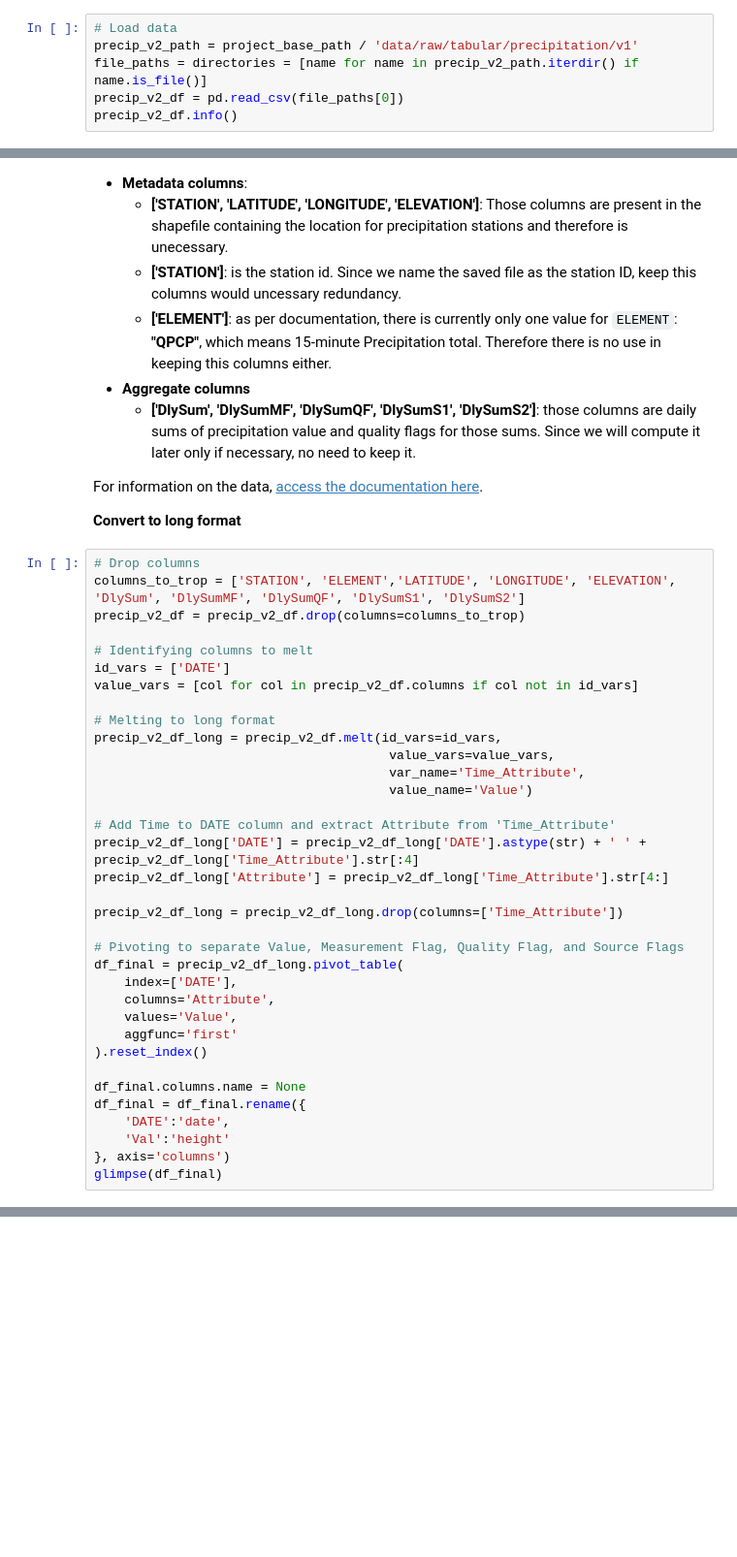
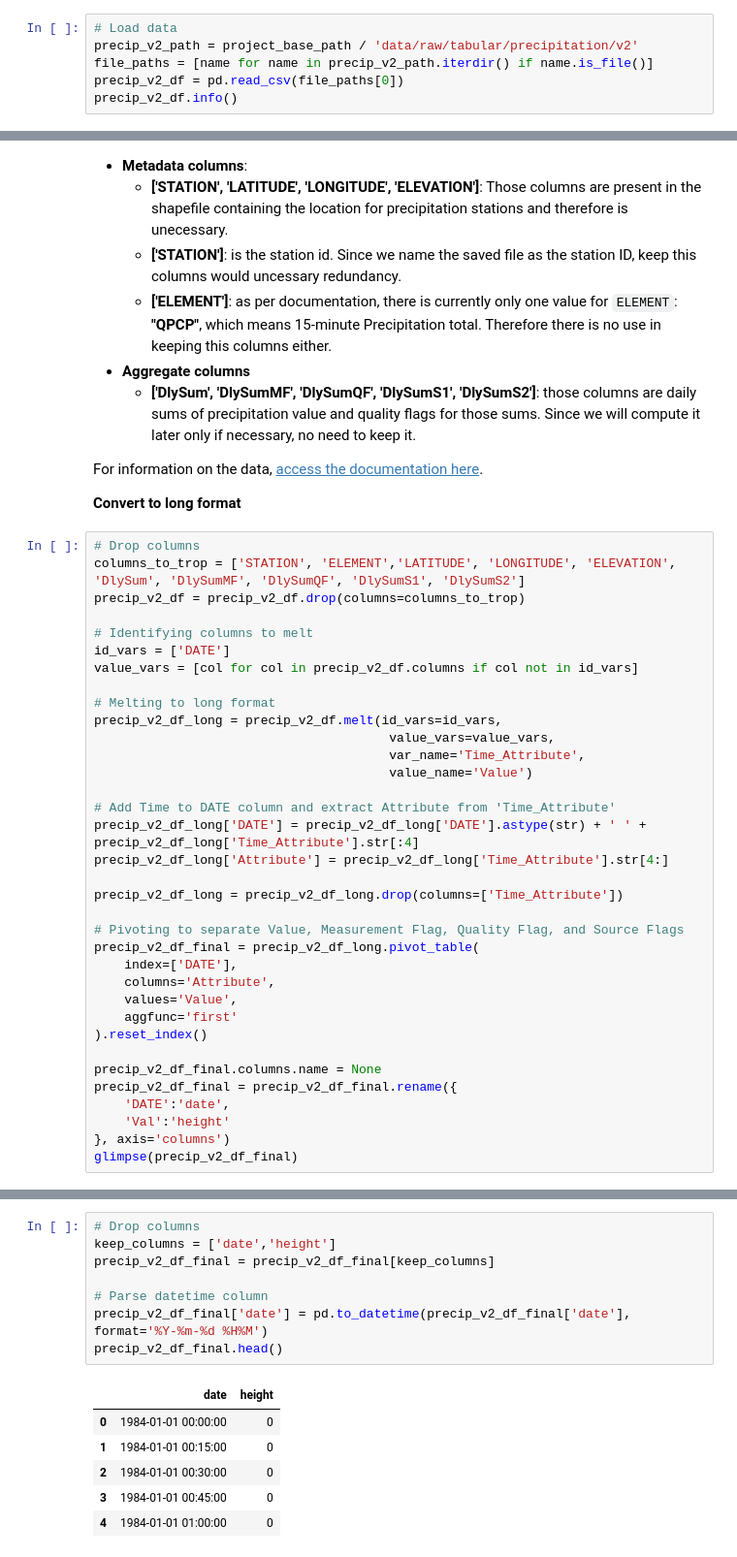
Before and after one commit to vpalvesalan/Unit-Hydrograph-Model, a Jupyter notebook: notebooks/preprocessing/data_prepocessing.ipynb, the cells around one changed output, grey strips where cells are left out. Shown at 97% size. Drawn from its saved outputs; the diff is of its cells as text; blank space fills up the shorter version.

Commit message:
Finalize function

```diff
--- a/notebooks/preprocessing/data_prepocessing.ipynb
+++ b/notebooks/preprocessing/data_prepocessing.ipynb
@@ -1124,8 +1125,8 @@ Successfully saved cleaned dam layer!
 First, we investigate an example of precipitation v2 data, and from there we apply all cleaning steps for all the remaining data.
 # %%
 # Load data
-precip_v2_path = project_base_path / 'data/raw/tabular/precipitation/v1'
-file_paths = directories = [name for name in precip_v2_path.iterdir() if name.is_file()]
+precip_v2_path = project_base_path / 'data/raw/tabular/precipitation/v2'
+file_paths = [name for name in precip_v2_path.iterdir() if name.is_file()]
 precip_v2_df = pd.read_csv(file_paths[0])
 precip_v2_df.info()
 # %% [output]
@@ -1170,19 +1171,19 @@ precip_v2_df_long['Attribute'] = precip_v2_df_long['Time_Attribute'].str[4:]
 precip_v2_df_long = precip_v2_df_long.drop(columns=['Time_Attribute'])
 
 # Pivoting to separate Value, Measurement Flag, Quality Flag, and Source Flags
-df_final = precip_v2_df_long.pivot_table(
+precip_v2_df_final = precip_v2_df_long.pivot_table(
     index=['DATE'],
     columns='Attribute',
     values='Value',
     aggfunc='first'
 ).reset_index()
 
-df_final.columns.name = None
-df_final = df_final.rename({
+precip_v2_df_final.columns.name = None
+precip_v2_df_final = precip_v2_df_final.rename({
     'DATE':'date',
     'Val':'height'
 }, axis='columns')
-glimpse(df_final)
+glimpse(precip_v2_df_final)
 # %% [output]
 Rows: 906528
 Columns: 6
@@ -1288,0 +1202,15 @@ df_final.columns.astype(str).tolist()
+# %%
+# Drop columns
+keep_columns = ['date','height']
+precip_v2_df_final = precip_v2_df_final[keep_columns]
+
+# Parse datetime column
+precip_v2_df_final['date'] = pd.to_datetime(precip_v2_df_final['date'], format='%Y-%m-%d %H%M')
+precip_v2_df_final.head()
+# %% [output]
+|  | date | height |
+| 0 | 1984-01-01 00:00:00 | 0 |
+| 1 | 1984-01-01 00:15:00 | 0 |
+| 2 | 1984-01-01 00:30:00 | 0 |
+| 3 | 1984-01-01 00:45:00 | 0 |
+| 4 | 1984-01-01 01:00:00 | 0 |
```
Also changed, not shown: parts of 9 cells of this notebook.
